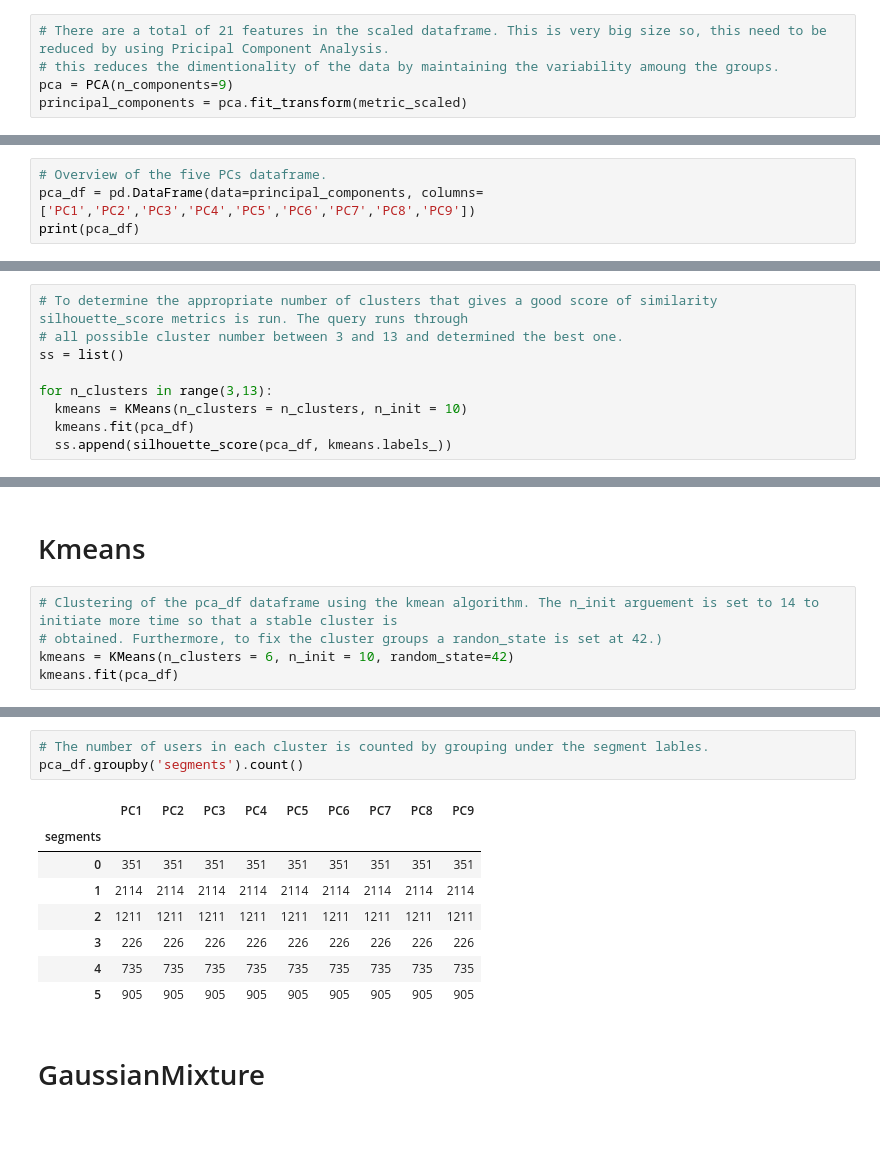
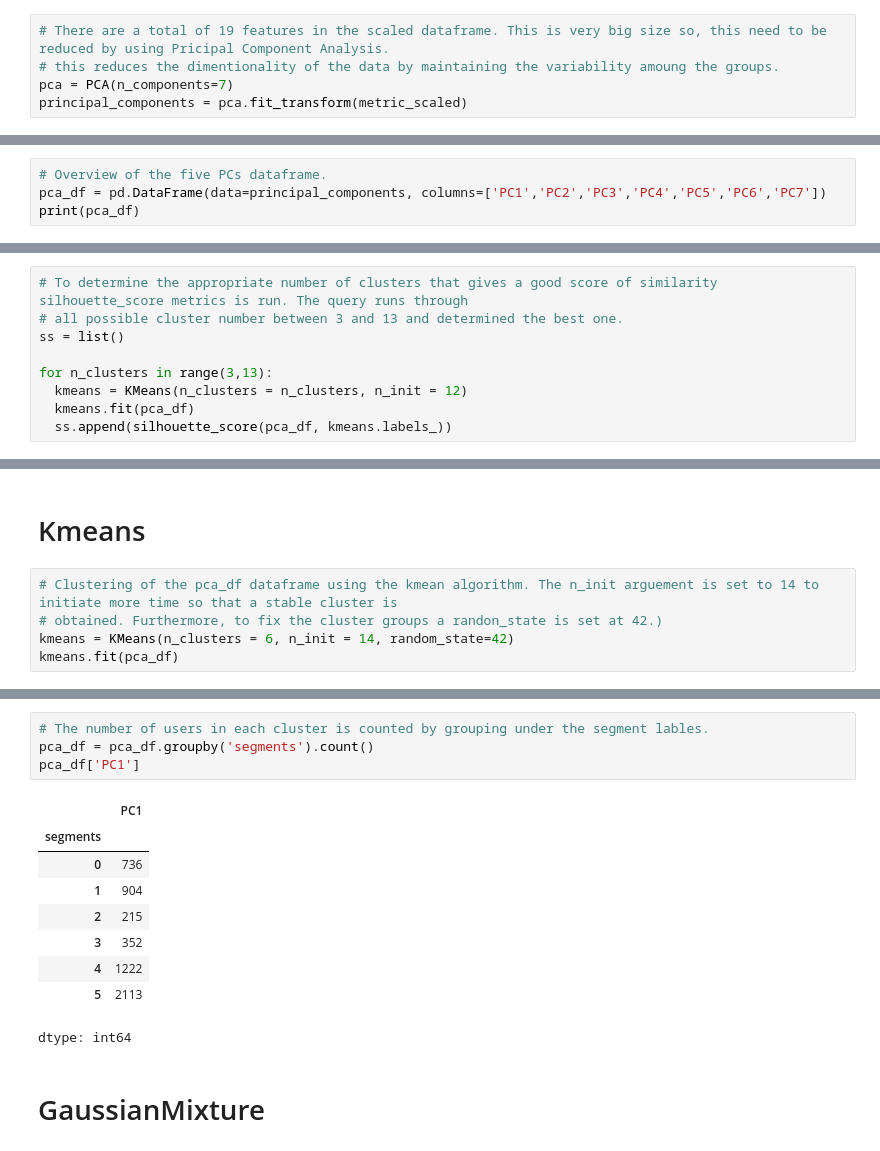
Before and after one commit to derewor/Travel-Tide-project, a Jupyter notebook: TravelTide_project_final.ipynb, the cells around one changed output, grey strips where cells are left out. Saved outputs shown, nothing was run; the diff lists cells and outputs as text.

```diff
--- a/TravelTide_project_final.ipynb
+++ b/TravelTide_project_final.ipynb
@@ -921,6 +972,6 @@ metric_scaled.describe()
 # %%
-# There are a total of 21 features in the scaled dataframe. This is very big size so, this need to be reduced by using Pricipal Component Analysis.
+# There are a total of 19 features in the scaled dataframe. This is very big size so, this need to be reduced by using Pricipal Component Analysis.
 # this reduces the dimentionality of the data by maintaining the variability amoung the groups.
-pca = PCA(n_components=9)
+pca = PCA(n_components=7)
 principal_components = pca.fit_transform(metric_scaled)
 # %%
@@ -971,5 +1022,5 @@ sns.heatmap(np.abs(component_matrix))
 # %%
 # Overview of the five PCs dataframe.
-pca_df = pd.DataFrame(data=principal_components, columns=['PC1','PC2','PC3','PC4','PC5','PC6','PC7','PC8','PC9'])
+pca_df = pd.DataFrame(data=principal_components, columns=['PC1','PC2','PC3','PC4','PC5','PC6','PC7'])
 print(pca_df)
 # %% [output]
@@ -1009,7 +1057,7 @@ pca_df.head()
 ss = list()
 
 for n_clusters in range(3,13):
-  kmeans = KMeans(n_clusters = n_clusters, n_init = 10)
+  kmeans = KMeans(n_clusters = n_clusters, n_init = 12)
   kmeans.fit(pca_df)
   ss.append(silhouette_score(pca_df, kmeans.labels_))
 # %%
@@ -1024,6 +1072,6 @@ px.line(x=list(range(3,13)), y= ss)
 # %%
 # Clustering of the pca_df dataframe using the kmean algorithm. The n_init arguement is set to 14 to initiate more time so that a stable cluster is
 # obtained. Furthermore, to fix the cluster groups a randon_state is set at 42.)
-kmeans = KMeans(n_clusters = 6, n_init = 10, random_state=42)
+kmeans = KMeans(n_clusters = 6, n_init = 14, random_state=42)
 kmeans.fit(pca_df)
 # %% [output]
@@ -1057,15 +1097,17 @@ pca_df.reset_index().head()
 # %%
 # The number of users in each cluster is counted by grouping under the segment lables.
-pca_df.groupby('segments').count()
+pca_df = pca_df.groupby('segments').count()
+pca_df['PC1']
 # %% [output]
-|  | PC1 | PC2 | PC3 | PC4 | PC5 | PC6 | PC7 | PC8 | PC9 |
-| segments |  |  |  |  |  |  |  |  |  |
-| 0 | 351 | 351 | 351 | 351 | 351 | 351 | 351 | 351 | 351 |
-| 1 | 2114 | 2114 | 2114 | 2114 | 2114 | 2114 | 2114 | 2114 | 2114 |
-| 2 | 1211 | 1211 | 1211 | 1211 | 1211 | 1211 | 1211 | 1211 | 1211 |
-| 3 | 226 | 226 | 226 | 226 | 226 | 226 | 226 | 226 | 226 |
-| 4 | 735 | 735 | 735 | 735 | 735 | 735 | 735 | 735 | 735 |
-| 5 | 905 | 905 | 905 | 905 | 905 | 905 | 905 | 905 | 905 |
+|  | PC1 |
+| segments |  |
+| 0 | 736 |
+| 1 | 904 |
+| 2 | 215 |
+| 3 | 352 |
+| 4 | 1222 |
+| 5 | 2113 |
+dtype: int64
 # %% [markdown]
 # GaussianMixture
 # %%
```
Also changed, not shown: parts of 47 cells of this notebook.
